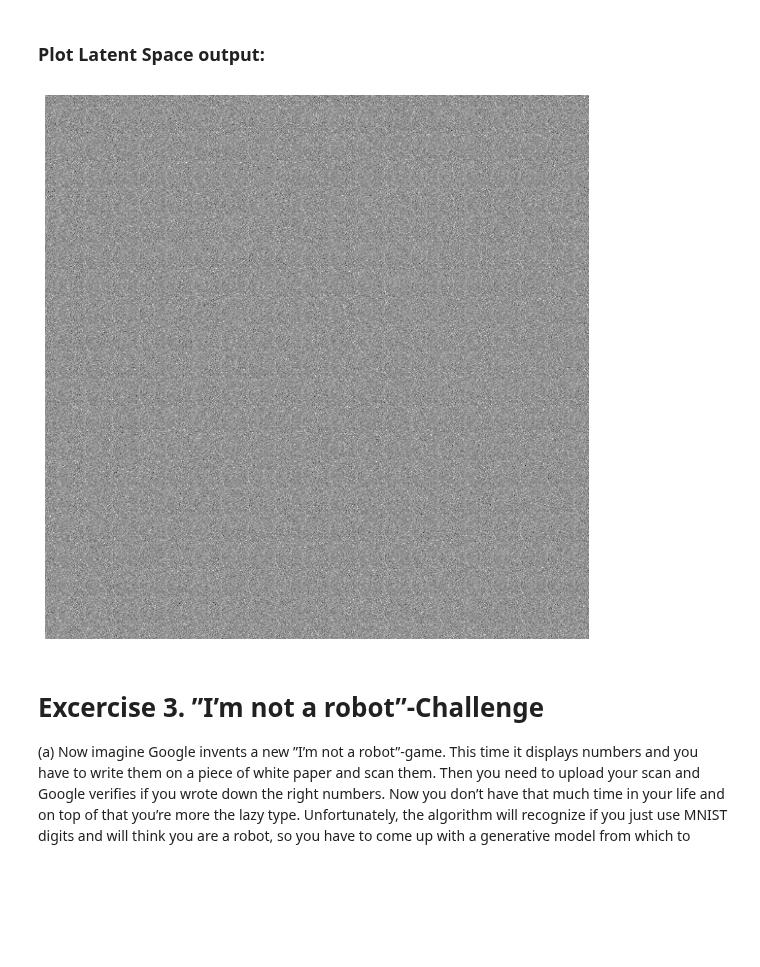
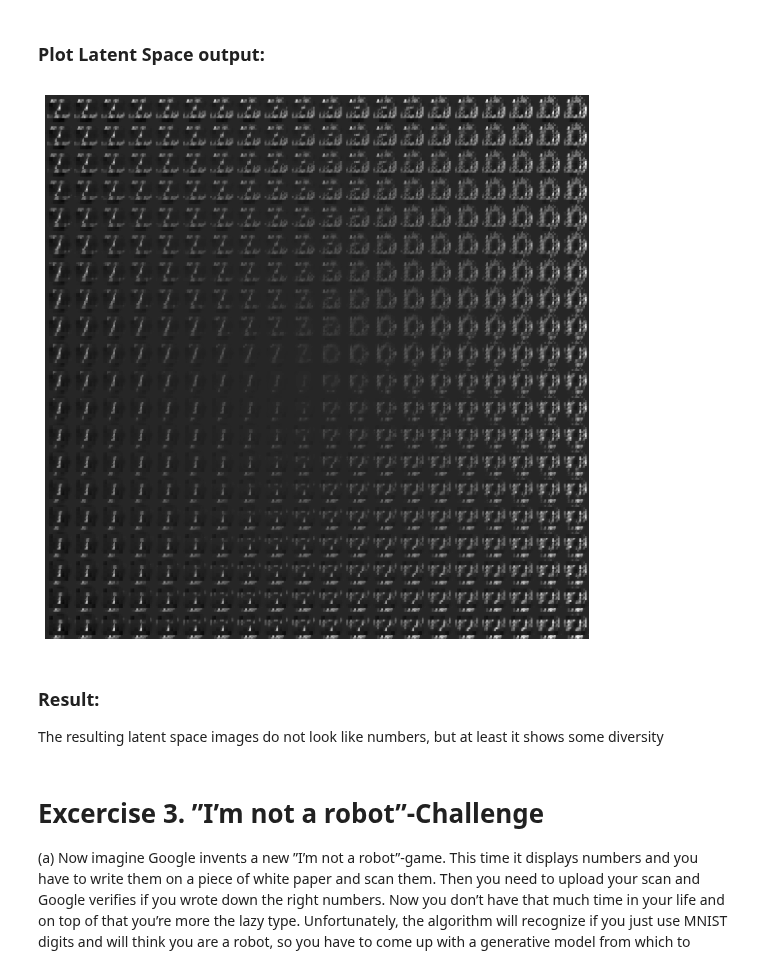
Before and after one commit to pwl482/patrec_2020, a Jupyter notebook: Assignment_11/AutoEncoders_Paul.ipynb, the cells around one changed output. Saved outputs shown, nothing was run; the diff lists cells and outputs as text; code cells hidden in the pictures; blank space fills up the shorter version.

```diff
--- a/Assignment_11/AutoEncoders_Paul.ipynb
+++ b/Assignment_11/AutoEncoders_Paul.ipynb
@@ -396,9 +402,9 @@ def train_VAE(
 # %%
 vae_model_z2 = VariationalAutoencoder(latent_width=2)
 vae_model_z2 = vae_model_z2.cuda()
-vae_optim_z2 = optim.Adam(vae_model_z2.parameters(), lr=1e-5)
+vae_optim_z2 = optim.Adam(vae_model_z2.parameters(), lr=1e-3)
 vae_losses_z2_KL, vae_losses_z2_re, vae_losses_z2 = train_VAE(vae_model_z2,
                                                                     vae_optim_z2,
                                                                     (train_loader, test_loader),
-                                                                    max_epochs=15)
+                                                                    max_epochs=50)
 # %% [output]
@@ -556,9 +565,9 @@ def train_VAE_MSE(
             if cuda:
                 x, y = x.cuda(), y.cuda()
             optimizer.zero_grad()
-            output, mean, std = model.forward_without_decoder_sampling(x)
+            output, mean, log_var = model.forward_without_decoder_sampling(x)
 
-            loss1 = loss_func_KL(mean, std)
+            loss1 = loss_func_KL(mean, log_var)
             loss2 = loss_func_mse(output, x)
 
             loss = loss1 + loss2
@@ -581,5 +590,5 @@ vae_optim_mse = optim.Adam(vae_model_mse.parameters(), lr=1e-4)
 vae_losses_mse_KL, vae_losses_mse_re, vae_losses_mse = train_VAE_MSE(vae_model_mse,
                                                                     vae_optim_mse,
                                                                     (train_loader, test_loader),
-                                                                    max_epochs=10)
+                                                                    max_epochs=50)
 # %% [output]
@@ -636,9 +650,37 @@ plt.show()
 # %% [markdown]
 ### Plot Latent Space output:
+# %%
+# inspired by: https://www.tensorflow.org/tutorials/generative/cvae
+def plot_latent_images_MSE(model, n, digit_size=28):
+    """Plots n x n digit images decoded from the latent space."""
+
+    #norm = torch.distributions.normal.Normal(0, 1)
+    grid_x = norm.ppf(np.linspace(0.05, 0.95, n))
+    grid_y = norm.ppf(np.linspace(0.05, 0.95, n))
+    image_width = digit_size*n
+    image_height = image_width
+    image = np.zeros((image_height, image_width))
+
+    for i, yi in enumerate(grid_x):
+        for j, xi in enumerate(grid_y):
+            z = np.array([[xi, yi]])
+            z = torch.Tensor(z).cuda()
+            x_decoded = model.sample_without_decoder_sampling_given_z(z)
+            digit = x_decoded[0].reshape([digit_size, digit_size])
+            image[i * digit_size: (i + 1) * digit_size,
+                j * digit_size: (j + 1) * digit_size] = digit.cpu().detach().numpy()
+
+    plt.figure(figsize=(10, 10))
+    plt.imshow(image, cmap='Greys_r')
+    plt.axis('Off')
+    plt.show()
 # %%
-plot_latent_images(vae_model_mse, 20)
+plot_latent_images_MSE(vae_model_mse, 20)
 # %% [output]
-[figure, old version]
+[figure, new version]
+# %% [markdown]
+### Result:
+The resulting latent space images do not look like numbers, but at least it shows some diversity
 # %% [markdown]
 # Excercise 3. ”I’m not a robot”-Challenge
 (a) Now imagine Google invents a new ”I’m not a robot”-game. This time it displays
```
Also changed, not shown: parts of 33 cells of this notebook.
